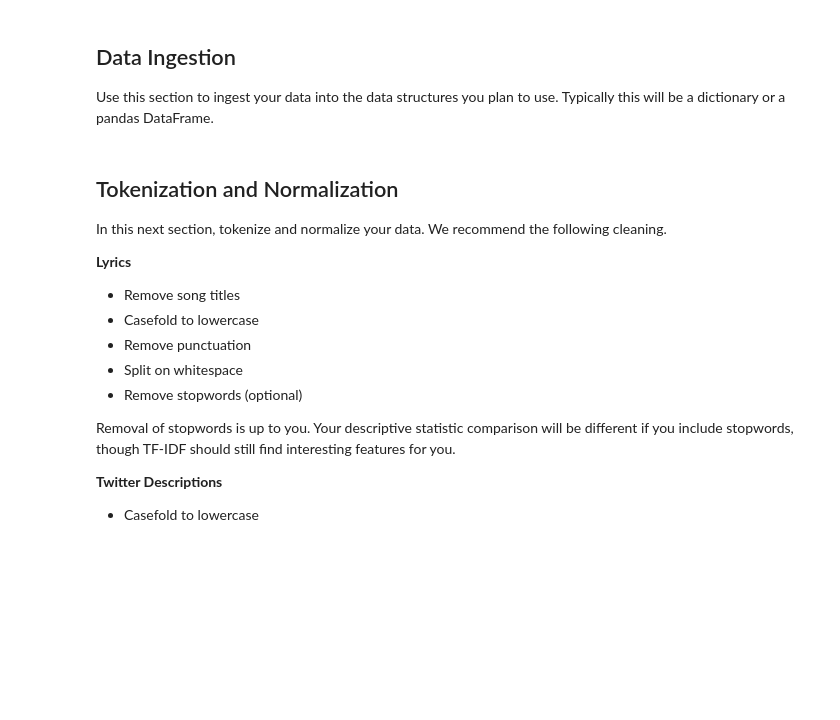
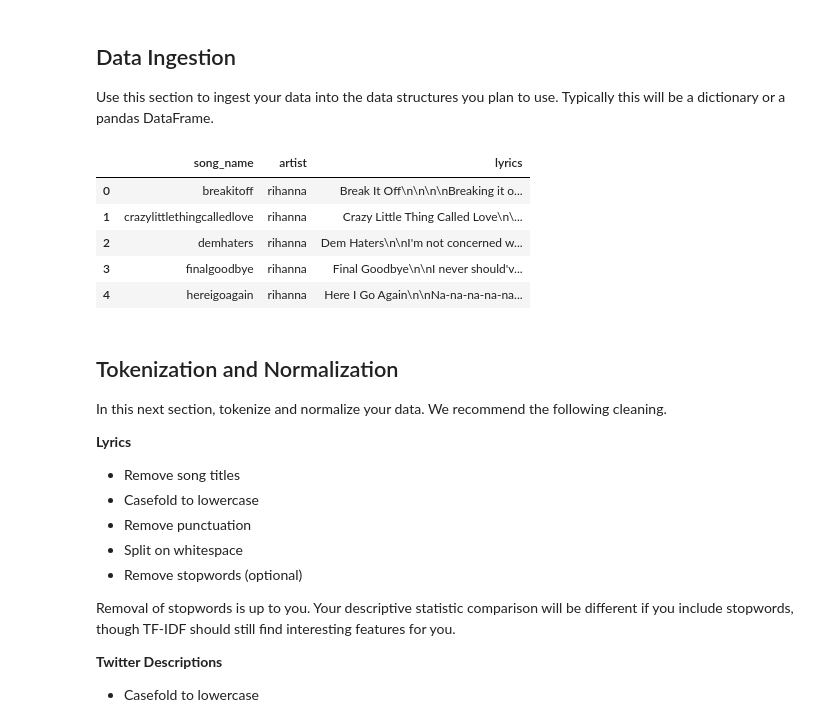
Before and after one commit to Adila-spec/RihannaKaty, a Jupyter notebook: Group Comparison.ipynb, the cells around one changed output. Drawn from its saved outputs; the diff is of its cells as text; code cells hidden in the pictures; blank space fills up the shorter version.

```diff
--- a/Group Comparison.ipynb
+++ b/Group Comparison.ipynb
@@ -189,3 +171,29 @@ del(twitter_data_2)
+# %%
+
+songbank = []
+for artistName in os.listdir("lyrics"):
+    artist_path = os.path.join('lyrics',artistName)
+    for lyric_file in os.listdir(artist_path):
+        song_path = os.path.join('lyrics',artistName,lyric_file)
+        with open(song_path, 'r') as f:
+            songName = lyric_file.replace('.txt','').split('_')[-1]
+            lyrics = f.read()
+            songbank.append({
+                "song_name": songName,
+                "artist": artistName,
+                "lyrics": lyrics,
+            })
+
+# create pandas dataframe
+lyrics_data = pd.DataFrame(songbank)
+lyrics_data.head()
+# %% [output]
+|  | song_name | artist | lyrics |
+| 0 | breakitoff | rihanna | Break It Off\n\n\n\nBreaking it o... |
+| 1 | crazylittlethingcalledlove | rihanna | Crazy Little Thing Called Love\n\... |
+| 2 | demhaters | rihanna | Dem Haters\n\nI'm not concerned w... |
+| 3 | finalgoodbye | rihanna | Final Goodbye\n\nI never should'v... |
+| 4 | hereigoagain | rihanna | Here I Go Again\n\nNa-na-na-na-na... |
 # %% [markdown]
 ## Tokenization and Normalization
 
```
Also changed, not shown: parts of 16 cells of this notebook, 1 other file.
